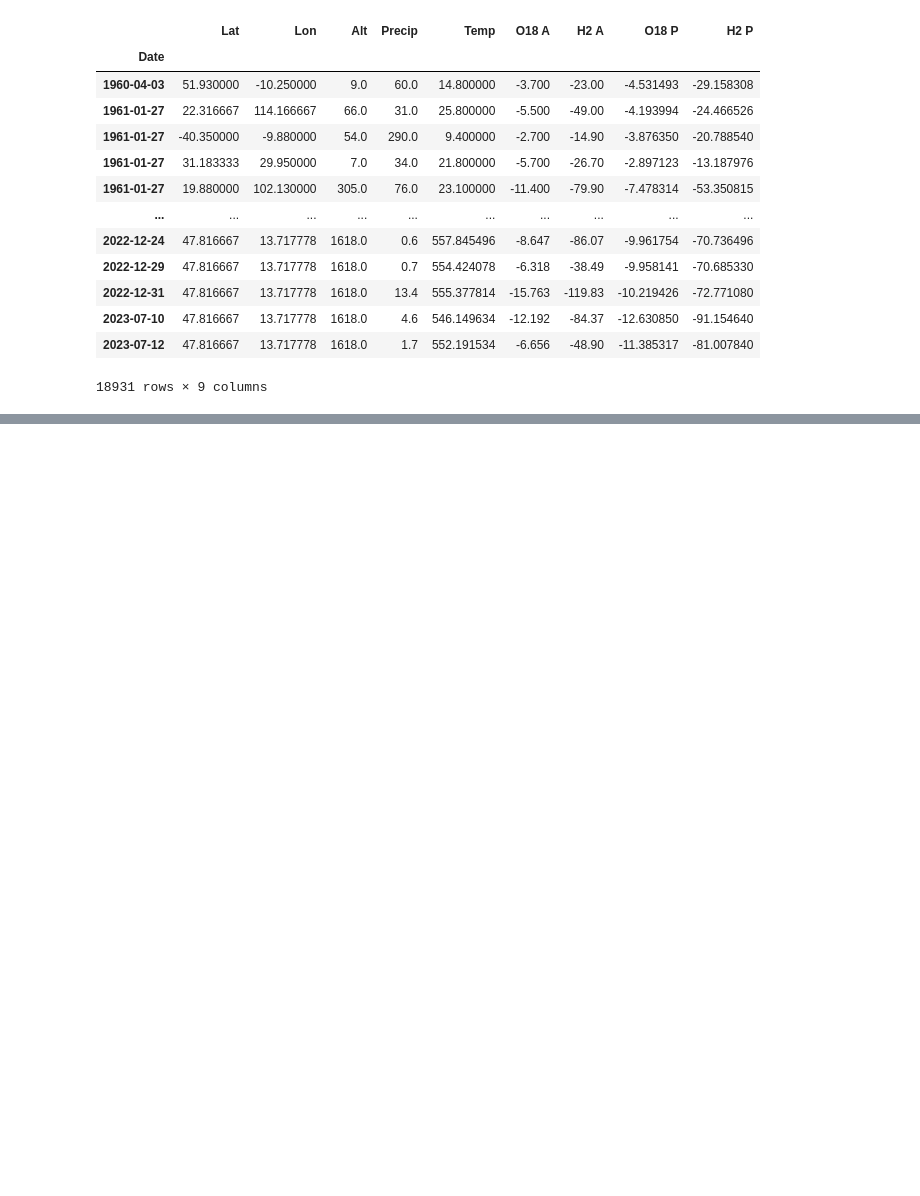
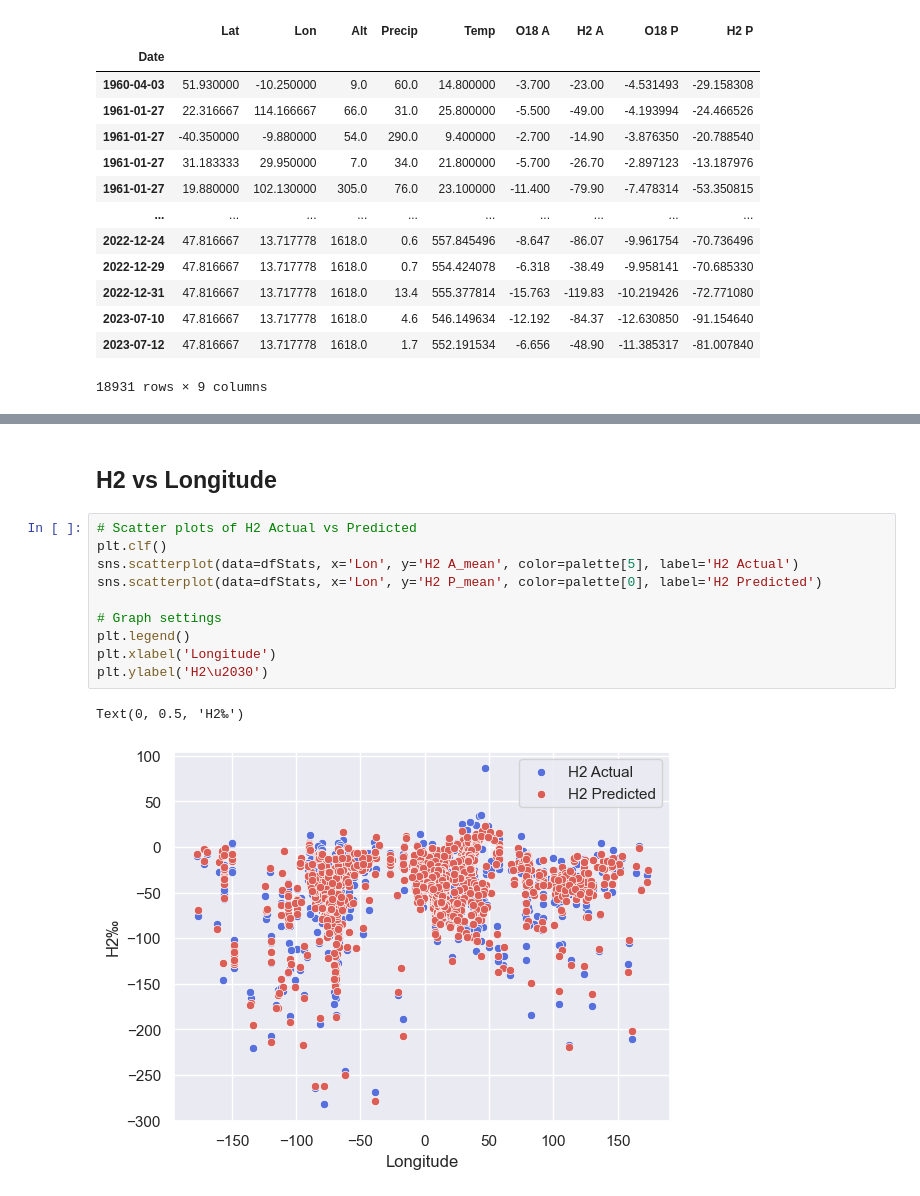
Before and after one commit to JaxtonGray/isoNet_Models, a Jupyter notebook: Stats/Stats_Model_1.ipynb, the cells around one changed output, grey strips where cells are left out. Saved outputs shown, nothing was run; the diff lists cells and outputs as text; blank space fills up the shorter version.

```diff
--- a/Stats/Stats_Model_1.ipynb
+++ b/Stats/Stats_Model_1.ipynb
@@ -166,0 +177,15 @@ dfStats.merge(correlations, on=['Lat', 'Lon'])
+# %% [markdown]
+## H2 vs Longitude
+# %%
+# Scatter plots of H2 Actual vs Predicted
+plt.clf()
+sns.scatterplot(data=dfStats, x='Lon', y='H2 A_mean', color=palette[5], label='H2 Actual')
+sns.scatterplot(data=dfStats, x='Lon', y='H2 P_mean', color=palette[0], label='H2 Predicted')
+
+# Graph settings
+plt.legend()
+plt.xlabel('Longitude')
+plt.ylabel('H2\u2030')
+# %% [output]
+Text(0, 0.5, 'H2‰')
+[figure, added]
```
Also changed, not shown: parts of 29 cells of this notebook, 4 other files.
